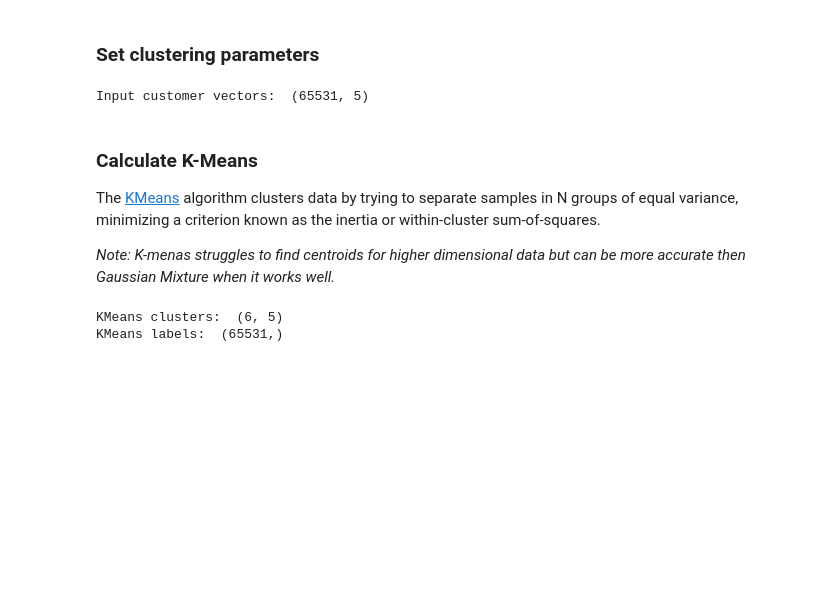
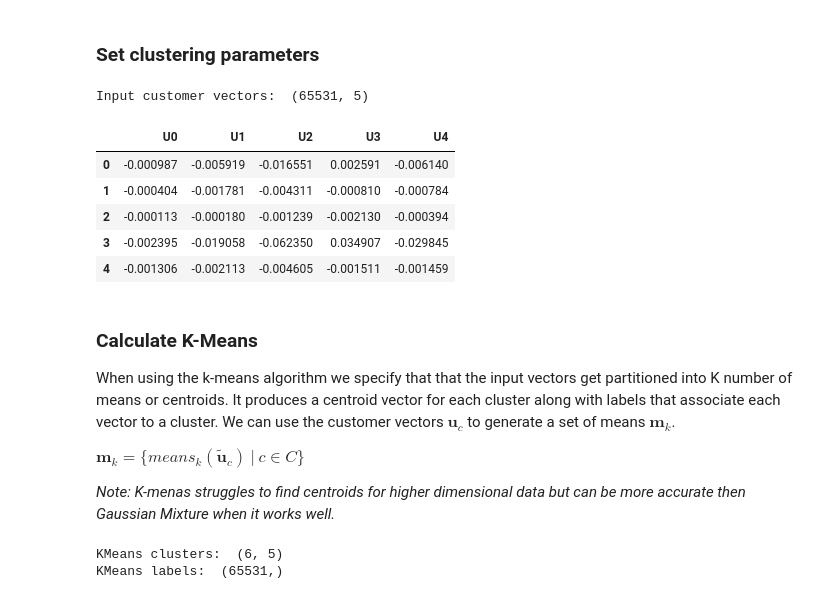
Before and after one commit to kineticadb/kinetica-jupyterlab, a Jupyter notebook: notebooks/SVD/svd_4_visualization.ipynb, the cells around one changed output. Cells and saved outputs as stored; diff of their text form; code cells hidden in the pictures; blank space fills up the shorter version.

```diff
--- a/notebooks/SVD/svd_4_visualization.ipynb
+++ b/notebooks/SVD/svd_4_visualization.ipynb
@@ -59,20 +66,29 @@ Records Retrieved: (65531, 11)
 # %%
 # number of clusters to find
 CUST_CLUSTERS = 6
 
 # numer of columns to keep (dimension n-1)
 VECTOR_END_IDX = 6
 
-# convert to numpty matrix
-_table_np = _table_df.iloc[:,1:VECTOR_END_IDX].values.astype(np.float64)
+# Reduce the set to 5 dimensions for clustering.
+_cust_vec_df = _table_df.loc[:,'U0':'U4']
 
-print('Input customer vectors: ', _table_np.shape)
+print('Input customer vectors: ', _cust_vec_df.shape)
+_cust_vec_df.head()
 # %% [output]
 Input customer vectors:  (65531, 5)
+|  | U0 | U1 | U2 | U3 | U4 |
+| 0 | -0.000987 | -0.005919 | -0.016551 | 0.002591 | -0.006140 |
+| 1 | -0.000404 | -0.001781 | -0.004311 | -0.000810 | -0.000784 |
+| 2 | -0.000113 | -0.000180 | -0.001239 | -0.002130 | -0.000394 |
+| 3 | -0.002395 | -0.019058 | -0.062350 | 0.034907 | -0.029845 |
+| 4 | -0.001306 | -0.002113 | -0.004605 | -0.001511 | -0.001459 |
 # %% [markdown]
 ### Calculate K-Means
 
-The [KMeans][KMEANS] algorithm clusters data by trying to separate samples in N groups of equal variance, minimizing a criterion known as the inertia or within-cluster sum-of-squares.
+When using the k-means algorithm we specify that that the input vectors get partitioned into K number of means or centroids. It produces a centroid vector for each cluster along with labels that associate each vector to a cluster. We can use the customer vectors $\mathbf{u}_c$ to generate a set of means $\mathbf{m}_k$.
+
+$\mathbf{m}_k = \{ means_k(\mathbf{\tilde{u}}_c)\ |\ c \in C \} $
 
 *Note: K-menas struggles to find centroids for higher dimensional data but can be more accurate then Gaussian Mixture when it works well.*
 
```
Also changed, not shown: parts of 18 cells of this notebook, 11 other files.
